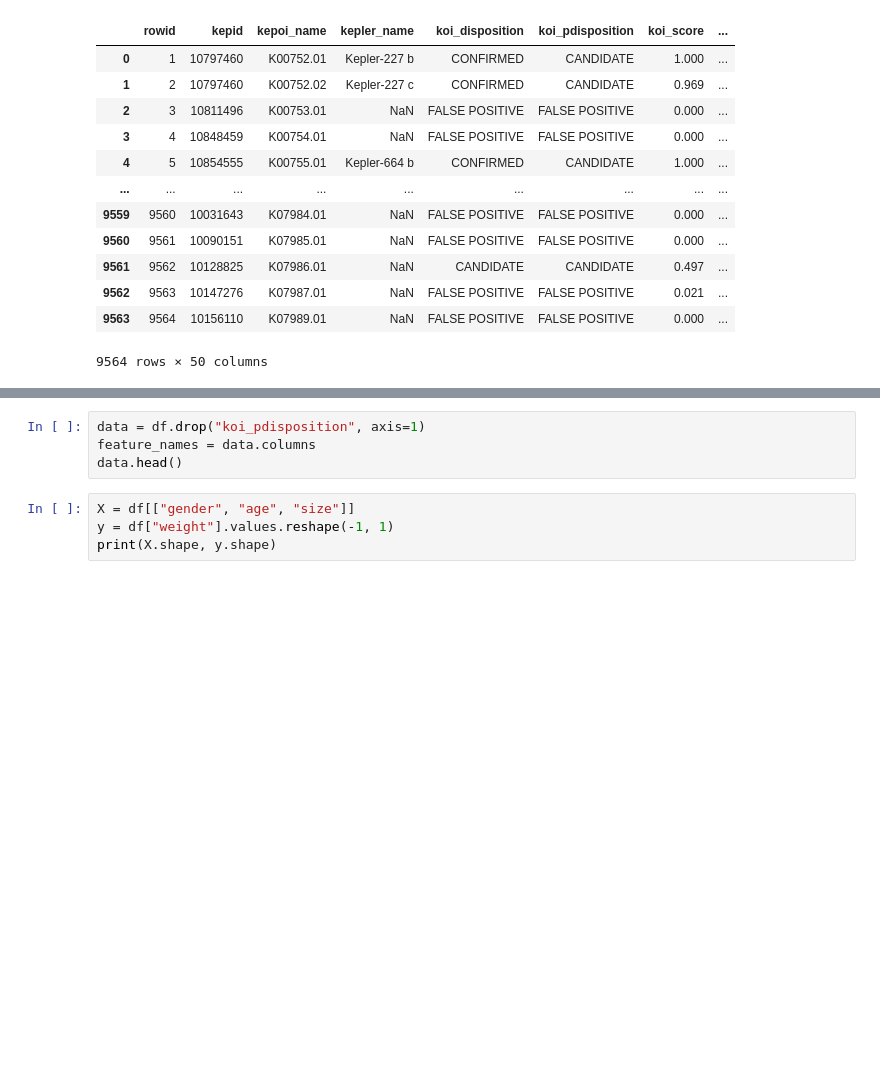
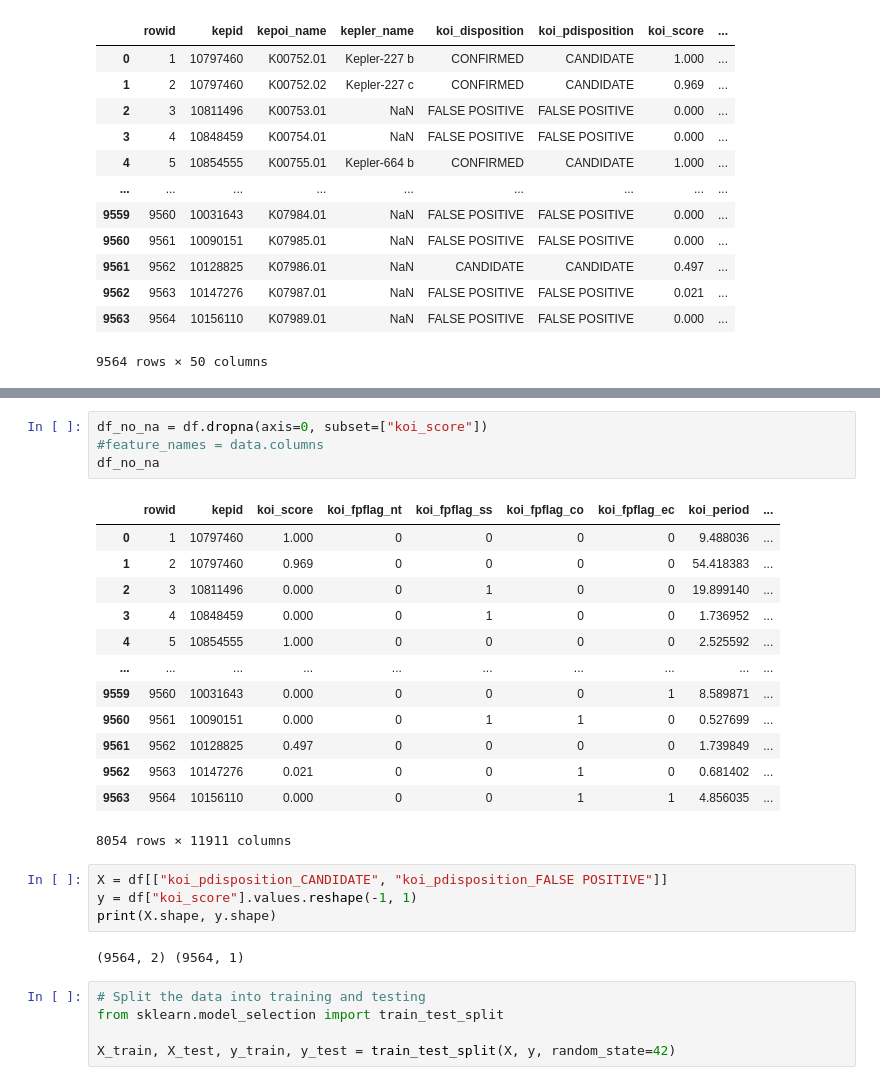
Before and after one commit to ivytiongco/sklearn-machine-learning, a Jupyter notebook: sklearn-machine-learning.ipynb, the cells around one changed output, grey strips where cells are left out. Drawn from its saved outputs; the diff is of its cells as text; blank space fills up the shorter version.

```diff
--- a/sklearn-machine-learning.ipynb
+++ b/sklearn-machine-learning.ipynb
@@ -35,9 +54,30 @@ pdisposition_names = ["CANDIDATE", "FALSE POSITIVE"]
 # %%
-data = df.drop("koi_pdisposition", axis=1)
-feature_names = data.columns
-data.head()
+df_no_na = df.dropna(axis=0, subset=["koi_score"])
+#feature_names = data.columns
+df_no_na
+# %% [output]
+|  | rowid | kepid | koi_score | koi_fpflag_nt | koi_fpflag_ss | koi_fpflag_co | koi_fpflag_ec | koi_period | ... |
+| 0 | 1 | 10797460 | 1.000 | 0 | 0 | 0 | 0 | 9.488036 | ... |
+| 1 | 2 | 10797460 | 0.969 | 0 | 0 | 0 | 0 | 54.418383 | ... |
+| 2 | 3 | 10811496 | 0.000 | 0 | 1 | 0 | 0 | 19.899140 | ... |
+| 3 | 4 | 10848459 | 0.000 | 0 | 1 | 0 | 0 | 1.736952 | ... |
+| 4 | 5 | 10854555 | 1.000 | 0 | 0 | 0 | 0 | 2.525592 | ... |
+| ... | ... | ... | ... | ... | ... | ... | ... | ... | ... |
+| 9559 | 9560 | 10031643 | 0.000 | 0 | 0 | 0 | 1 | 8.589871 | ... |
+| 9560 | 9561 | 10090151 | 0.000 | 0 | 1 | 1 | 0 | 0.527699 | ... |
+| 9561 | 9562 | 10128825 | 0.497 | 0 | 0 | 0 | 0 | 1.739849 | ... |
+| 9562 | 9563 | 10147276 | 0.021 | 0 | 0 | 1 | 0 | 0.681402 | ... |
+| 9563 | 9564 | 10156110 | 0.000 | 0 | 0 | 1 | 1 | 4.856035 | ... |
+8054 rows × 11911 columns
 # %%
-X = df[["gender", "age", "size"]]
-y = df["weight"].values.reshape(-1, 1)
+X = df[["koi_pdisposition_CANDIDATE", "koi_pdisposition_FALSE POSITIVE"]]
+y = df["koi_score"].values.reshape(-1, 1)
 print(X.shape, y.shape)
+# %% [output]
+(9564, 2) (9564, 1)
+# %%
+# Split the data into training and testing
+from sklearn.model_selection import train_test_split
+
+X_train, X_test, y_train, y_test = train_test_split(X, y, random_state=42)
 # %%
```
Also changed, not shown: parts of 7 cells of this notebook.
